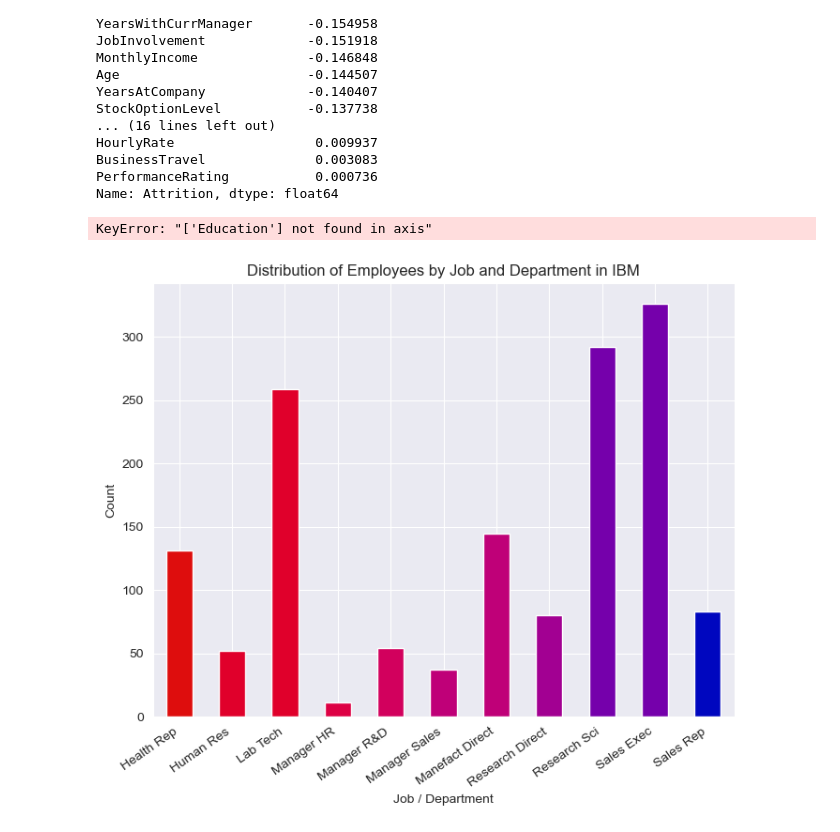
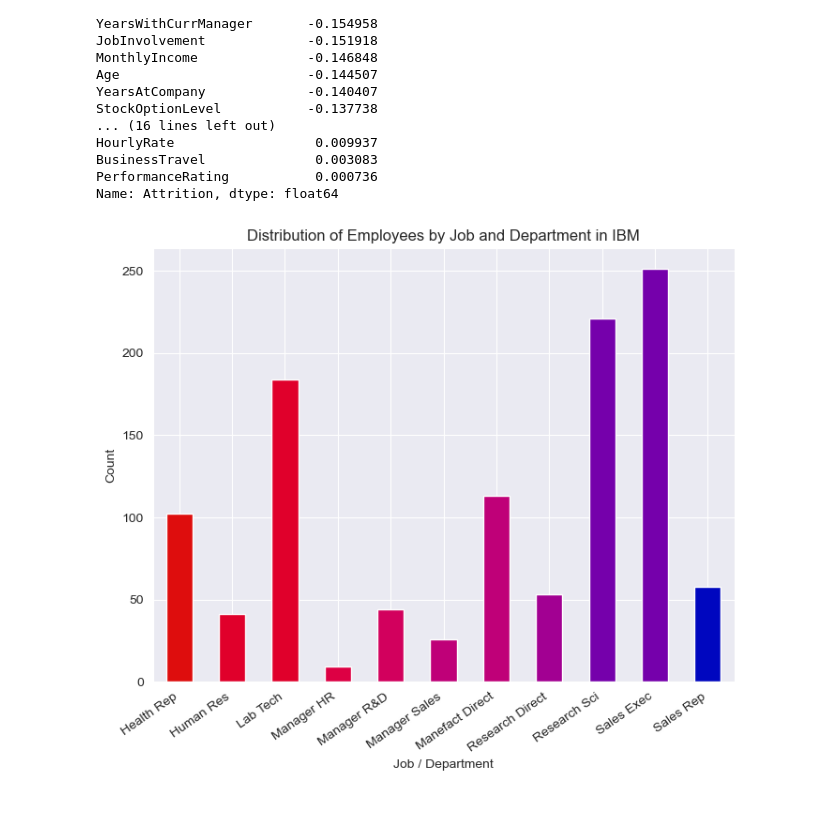
Before and after one commit to JayyyOlden/AMLDM, a Jupyter notebook: 2006184.ipynb, the cells around one changed output. Drawn from its saved outputs; the diff is of its cells as text; code cells hidden in the pictures.

```diff
--- a/2006184.ipynb
+++ b/2006184.ipynb
@@ -131,8 +131,8 @@ sns.set_style('darkgrid')
 # Added colour theme and made func that would spread the colours evenly across all
                                 # the bar charts, beginning with red ending with blue
 colourTheme = ['#de0d0d', '#e0002b', '#dd0044', '#d2005d', '#bf0078', '#a20092', '#7500ab', '#0007bf']
-def colourSpread(col, countOverride=False):
-    columnCount = ibm[col].nunique()
+def colourSpread(col, countOverride=False, dataFrame=ibm):
+    columnCount = dataFrame[col].nunique()
     if countOverride is not False:
         columnCount = countOverride
     colours = []
@@ -710,15 +712,4 @@ HourlyRate                  0.009937
 BusinessTravel              0.003083
 PerformanceRating           0.000736
 Name: Attrition, dtype: float64
-# %%
-X_train = X_train.drop('Education', axis=1)
-X_train = X_train.drop('StockOptionLevel', axis=1)
-X_train = X_train.drop('JobLevel', axis=1)
-X_train = X_train.drop('PerformanceRating', axis=1)
-X_train = X_train.drop('BusinessTravel', axis=1)
-# %% [output]
-KeyError: "['Education'] not found in axis"
-# %%
-X_train = X_train.drop('PerformanceRating', axis=1)
-X_train = X_train.drop('BusinessTravel', axis=1)
 # %%
@@ -729,16 +719,16 @@ ibm['JobDepartment'] = ibm['JobDepartment'].astype('category').cat.codes
 # %%
-ibm['JobDepartment'].value_counts().sort_index().plot.bar(color = colourSpread('JobDepartment'), figsize=(8, 6))
+X_train['JobDepartment'].value_counts().sort_index().plot.bar(color = colourSpread('JobDepartment', dataFrame=X_train), figsize=(8, 6))
 plt.title('Distribution of Employees by Job and Department in IBM')
 plt.xlabel('Job / Department')
 plt.ylabel('Count')
 plt.xticks(range(11), ['Health Rep', 'Human Res', 'Lab Tech',
                        'Manager HR', 'Manager R&D', 'Manager Sales',
                        'Manefact Direct', 'Research Direct', 'Research Sci',
                        'Sales Exec', 'Sales Rep'], rotation = 35, ha='right')
 
-ibm['JobDepartment'].value_counts()
+X_train['JobDepartment'].value_counts()
 
 plt.show()
 # %% [output]
-[figure, old version]
+[figure, new version]
 # %%
```
Also changed, not shown: parts of 21 cells of this notebook, 3 other files.
